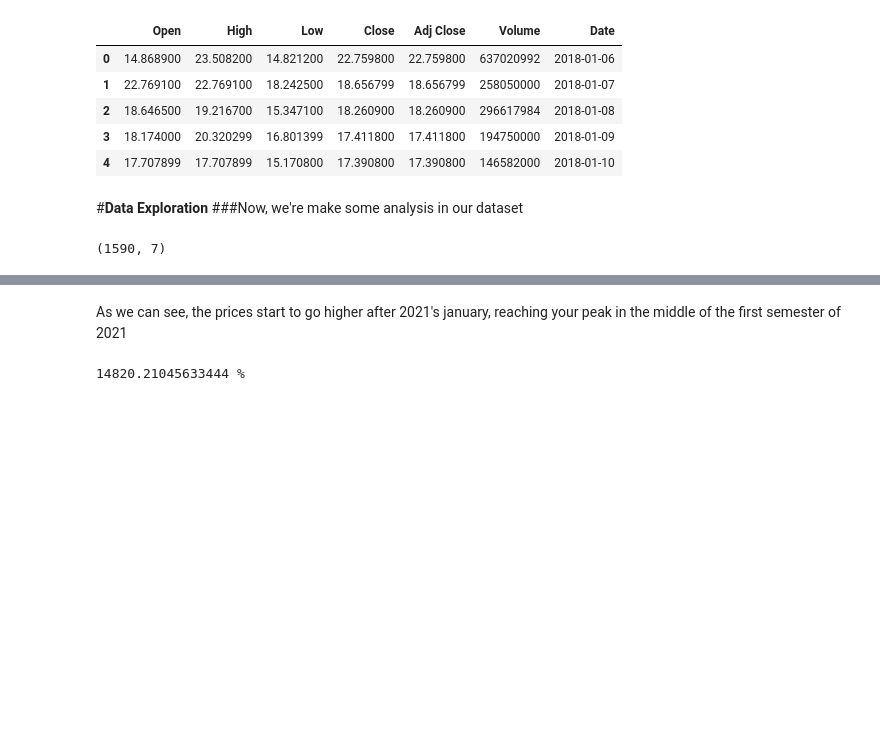
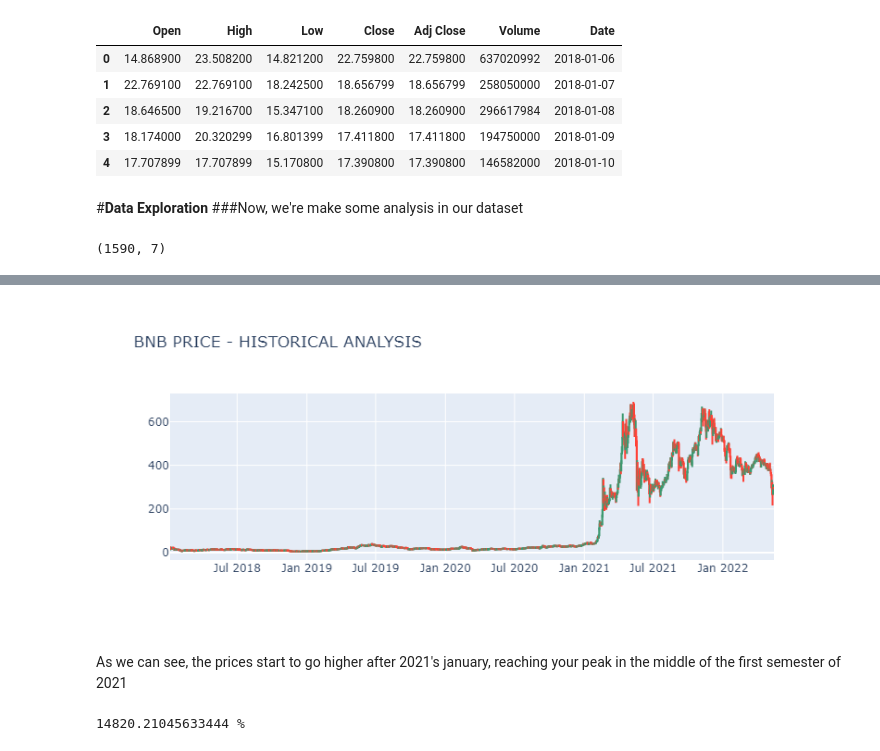
Before and after one commit to brunoclvrt/Case-2---BNB-price-prediction, a Jupyter notebook: BNB_Prediction.ipynb, the cells around one changed output, grey strips where cells are left out. Drawn from its saved outputs; the diff is of its cells as text; code cells hidden in the pictures; blank space fills up the shorter version.

```diff
--- a/BNB_Prediction.ipynb
+++ b/BNB_Prediction.ipynb
@@ -67,12 +65,11 @@ df.describe()
 | max | 676.315918 | 690.931946 | 634.549500 | 675.684082 | 675.684082 | 1.798295e+10 |
 # %%
 import plotly.graph_objects as go
-import plotly.offline as py
 
 data = go.Candlestick(x = df["Date"], open = df["Open"],high = df["High"], low = df["Low"], close = df["Close"])
 figure = go.Figure(data=data)
 
 figure.update_layout(title = "BNB PRICE - HISTORICAL ANALYSIS", xaxis_rangeslider_visible = False)
 
-py.iplot(figure)
+figure.show()
 # %% [output]
@@ -80,3 +76,4 @@ py.iplot(figure)
+[figure, added]
 # %% [markdown]
 As we can see, the prices start to go higher after 2021's january, reaching your peak in the middle of the first semester of 2021
 # %%
```
Also changed, not shown: parts of 4 cells of this notebook.
